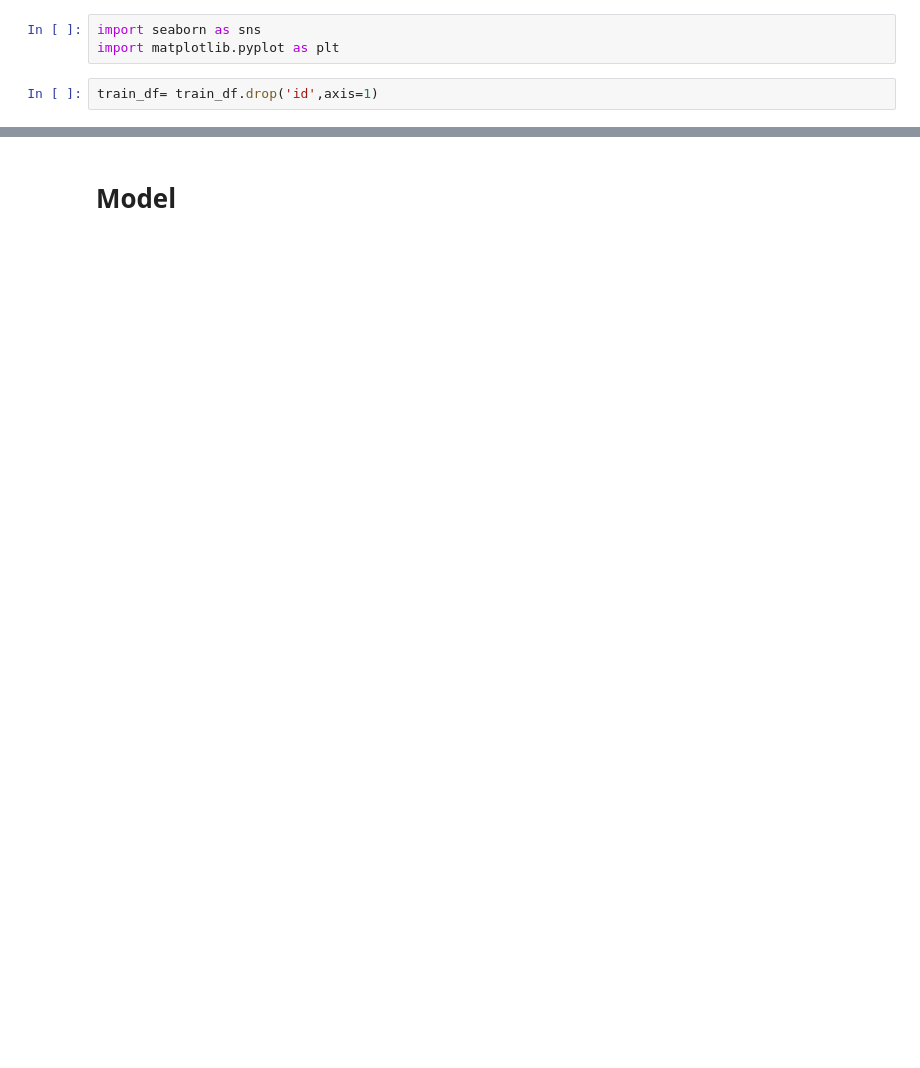
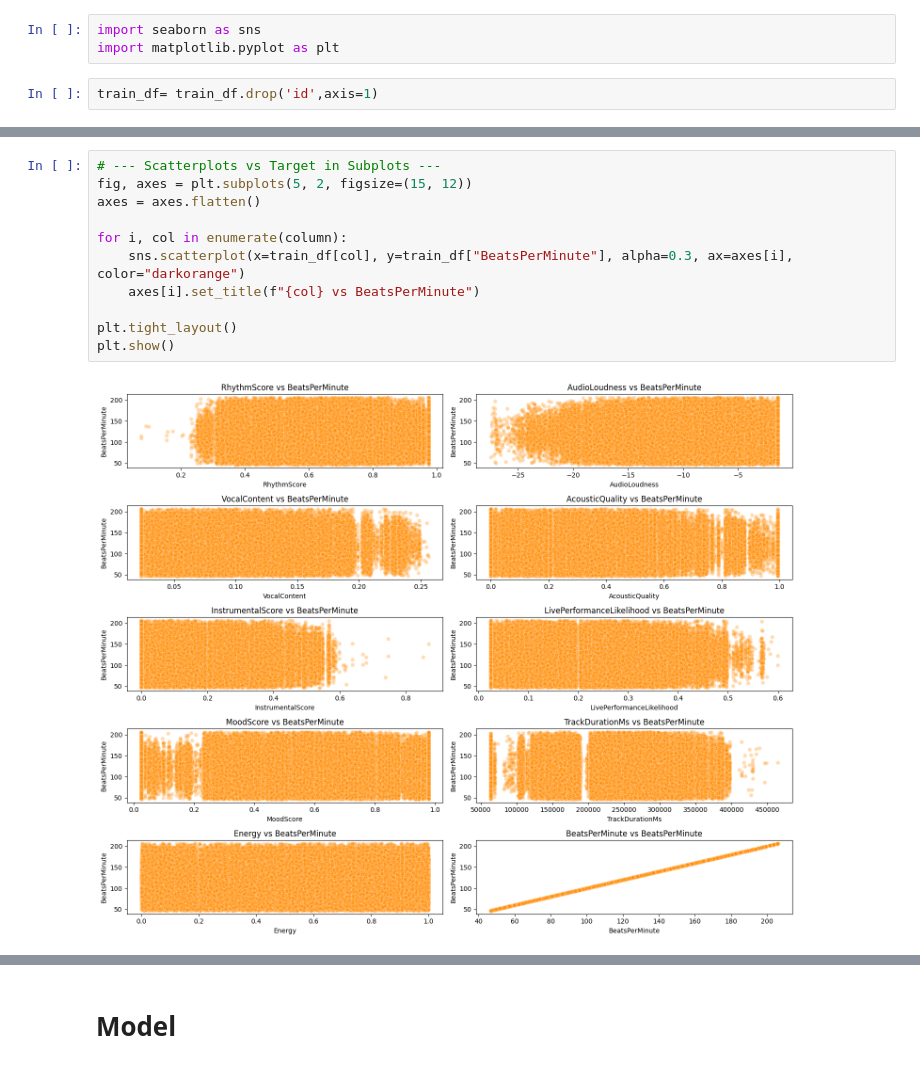
Before and after one commit to Asw13/kaggle_Predicting-the-Beats-per-Minute-of-Songs, a Jupyter notebook: predicting-the-beats-per-minute-of-songs.ipynb, the cells around one changed output, grey strips where cells are left out. Cells and saved outputs as stored; diff of their text form; blank space fills up the shorter version.

```diff
--- a/predicting-the-beats-per-minute-of-songs.ipynb
+++ b/predicting-the-beats-per-minute-of-songs.ipynb
@@ -44,0 +114,13 @@ for i in column:
+# %%
+# --- Scatterplots vs Target in Subplots ---
+fig, axes = plt.subplots(5, 2, figsize=(15, 12))
+axes = axes.flatten()
+
+for i, col in enumerate(column):
+    sns.scatterplot(x=train_df[col], y=train_df["BeatsPerMinute"], alpha=0.3, ax=axes[i], color="darkorange")
+    axes[i].set_title(f"{col} vs BeatsPerMinute")
+
+plt.tight_layout()
+plt.show()
+# %% [output]
+[figure, added]
```
Also changed, not shown: parts of 28 cells of this notebook.
